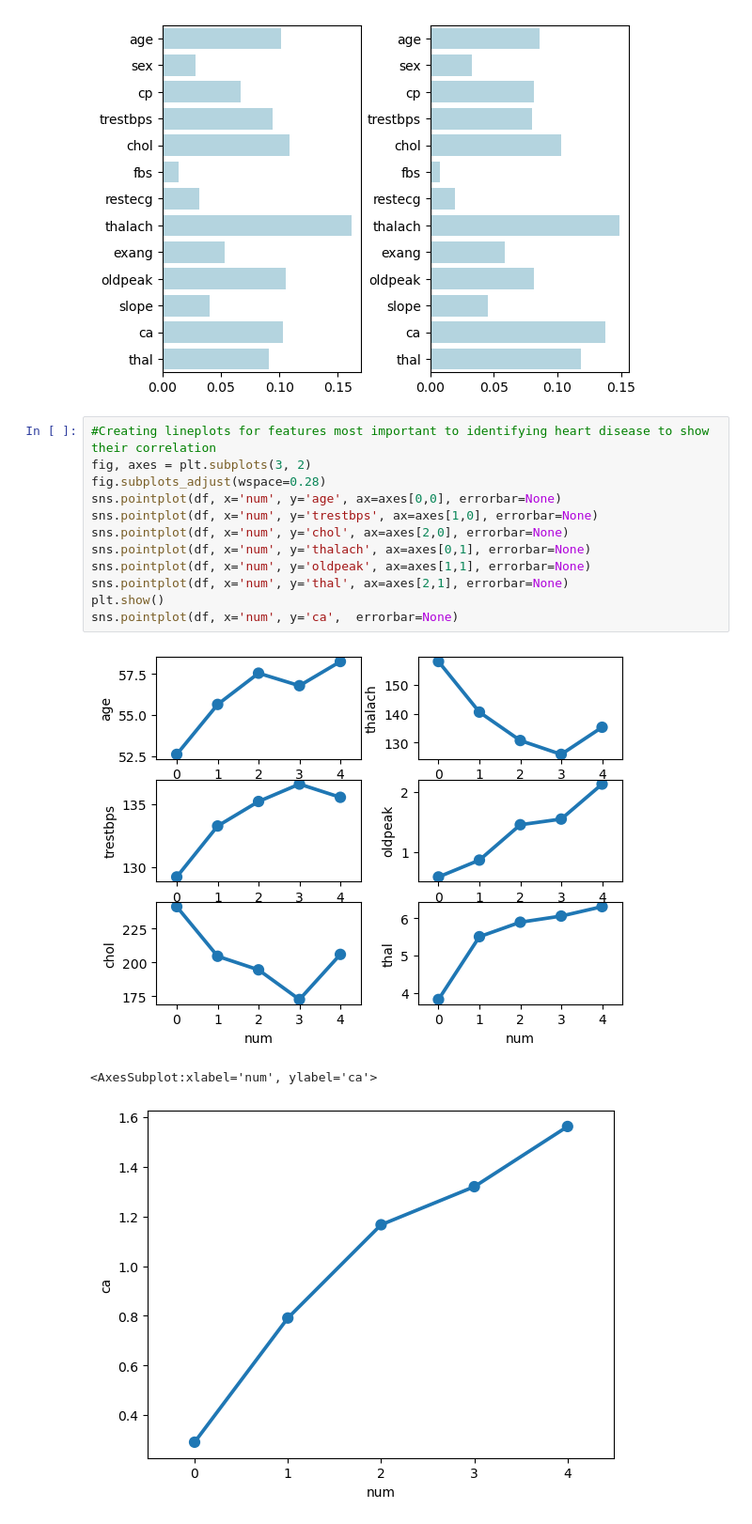
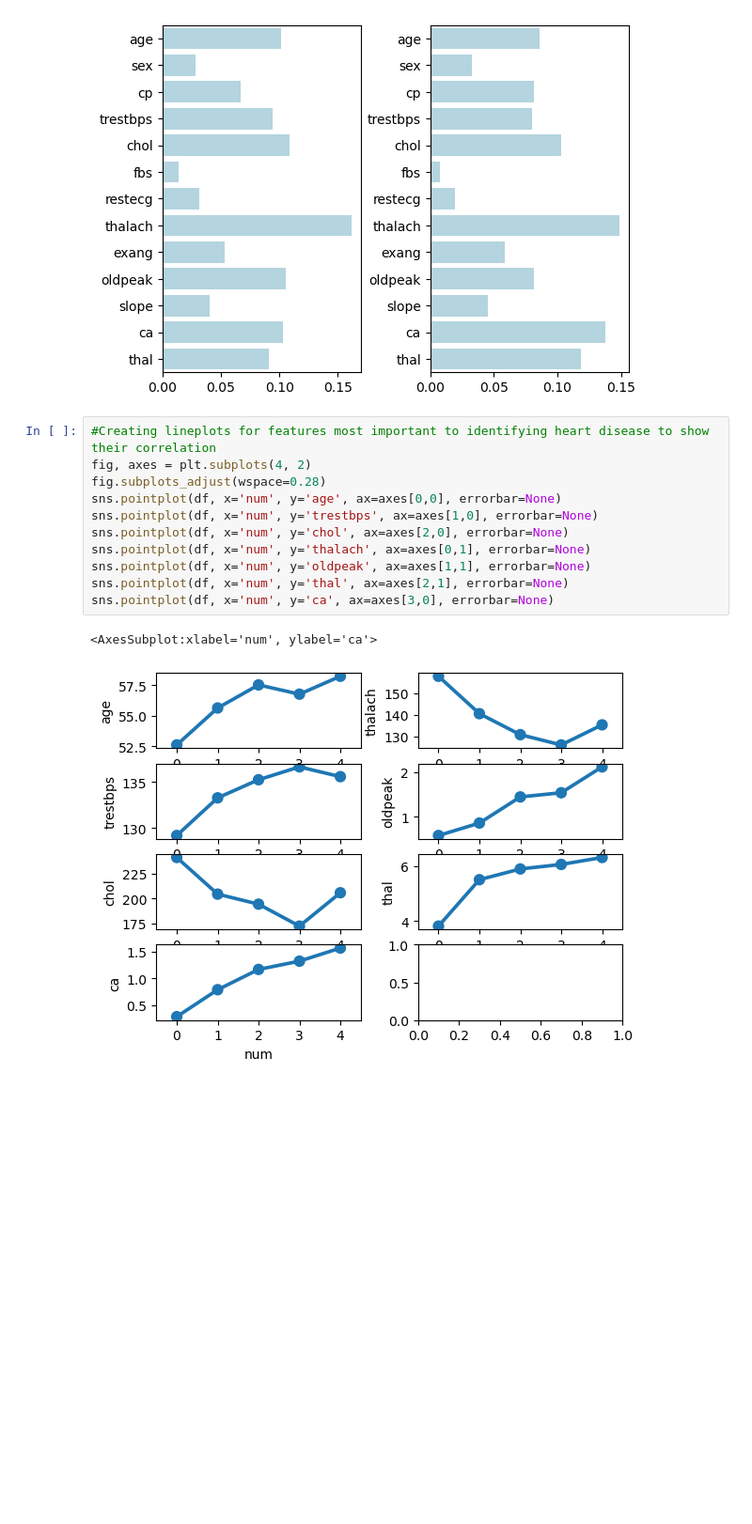
Before and after one commit to LouviersJ/AI-project, a Jupyter notebook: Analyzer.ipynb, the cells around one changed output. Shown at 94% size. Drawn from its saved outputs; the diff is of its cells as text; blank space fills up the shorter version.

```diff
--- a/Analyzer.ipynb
+++ b/Analyzer.ipynb
@@ -151,17 +147,15 @@ sns.barplot(x=RFC_basic.feature_importances_, y=df.drop('num',axis=1).columns, a
 [figure]
 # %%
 #Creating lineplots for features most important to identifying heart disease to show their correlation
-fig, axes = plt.subplots(3, 2)
+fig, axes = plt.subplots(4, 2)
 fig.subplots_adjust(wspace=0.28)
 sns.pointplot(df, x='num', y='age', ax=axes[0,0], errorbar=None)
 sns.pointplot(df, x='num', y='trestbps', ax=axes[1,0], errorbar=None)
 sns.pointplot(df, x='num', y='chol', ax=axes[2,0], errorbar=None)
 sns.pointplot(df, x='num', y='thalach', ax=axes[0,1], errorbar=None)
 sns.pointplot(df, x='num', y='oldpeak', ax=axes[1,1], errorbar=None)
 sns.pointplot(df, x='num', y='thal', ax=axes[2,1], errorbar=None)
-plt.show()
-sns.pointplot(df, x='num', y='ca',  errorbar=None)
+sns.pointplot(df, x='num', y='ca', ax=axes[3,0], errorbar=None)
 # %% [output]
+<AxesSubplot:xlabel='num', ylabel='ca'>
-[figure, old version]
+[figure, new version]
-<AxesSubplot:xlabel='num', ylabel='ca'>
-[figure, removed]
```
Also changed, not shown: parts of 2 cells of this notebook.
